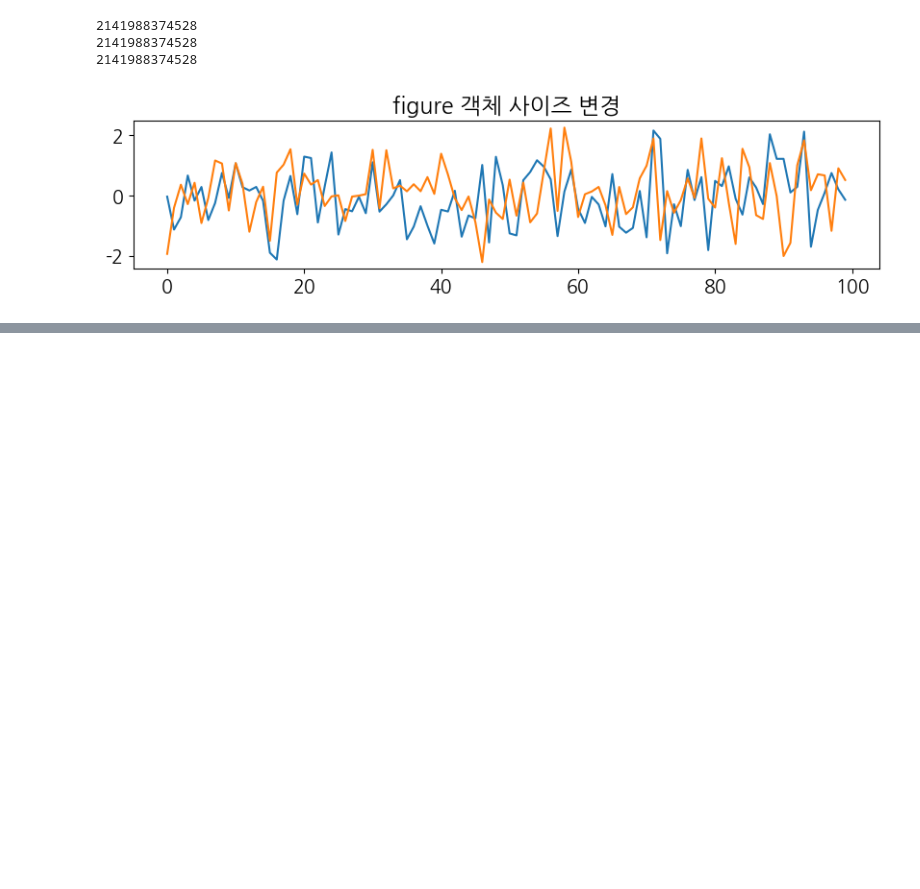
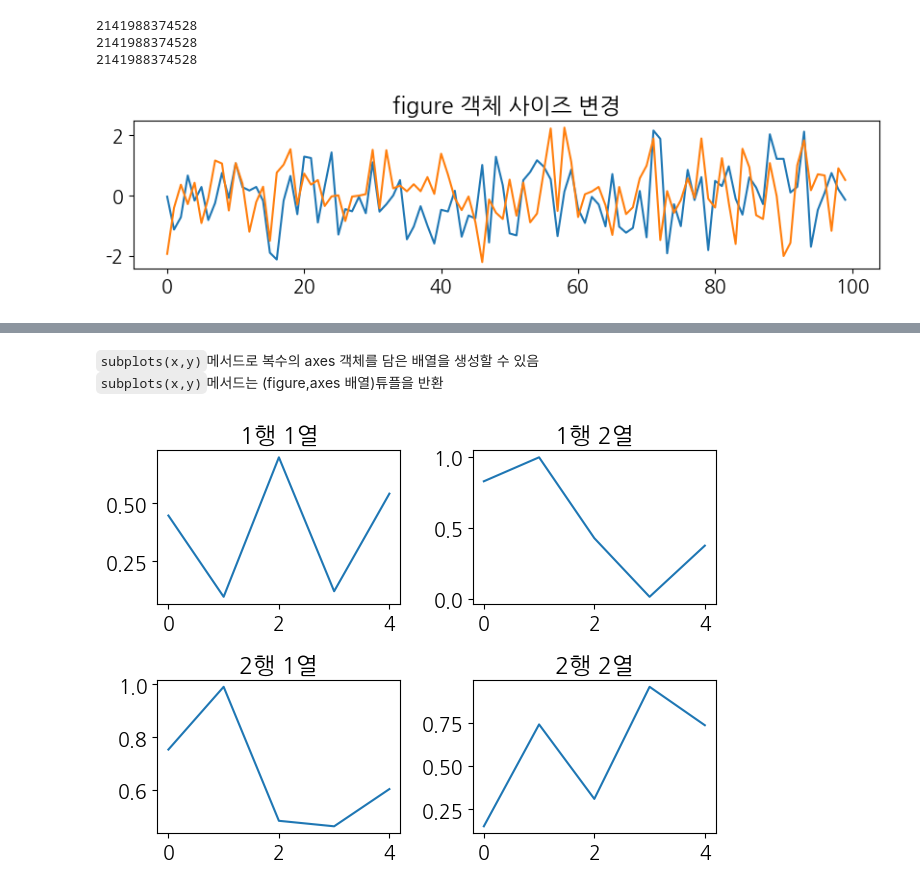
Before and after one commit to rlaekdls1937/python, a Jupyter notebook: matplotlib_visualize_data/a_matplotlib_basic.ipynb, the cells around one changed output, grey strips where cells are left out. Cells and saved outputs as stored; diff of their text form; code cells hidden in the pictures; blank space fills up the shorter version.

```diff
--- a/matplotlib_visualize_data/a_matplotlib_basic.ipynb
+++ b/matplotlib_visualize_data/a_matplotlib_basic.ipynb
@@ -238,0 +284,22 @@ print(id(f3))
+# %% [markdown]
+`subplots(x,y)`메서드로 복수의 axes 객체를 담은 배열을 생성할 수 있음
+`subplots(x,y)`메서드는 (figure,axes 배열)튜플을 반환
+# %%
+figure,axes = plt.subplots(2,2)
+
+axes[0,0].plot(np.random.rand(5))
+axes[0,0].set_title('1행 1열')
+
+axes[0,1].plot(np.random.rand(5))
+axes[0,1].set_title('1행 2열')
+
+axes[1,0].plot(np.random.rand(5))
+axes[1,0].set_title('2행 1열')
+
+axes[1,1].plot(np.random.rand(5))
+axes[1,1].set_title('2행 2열')
+
+plt.tight_layout()
+plt.show()
+# %% [output]
+[figure, added]
```
Also changed, not shown: parts of 6 cells of this notebook, 2 other files.
